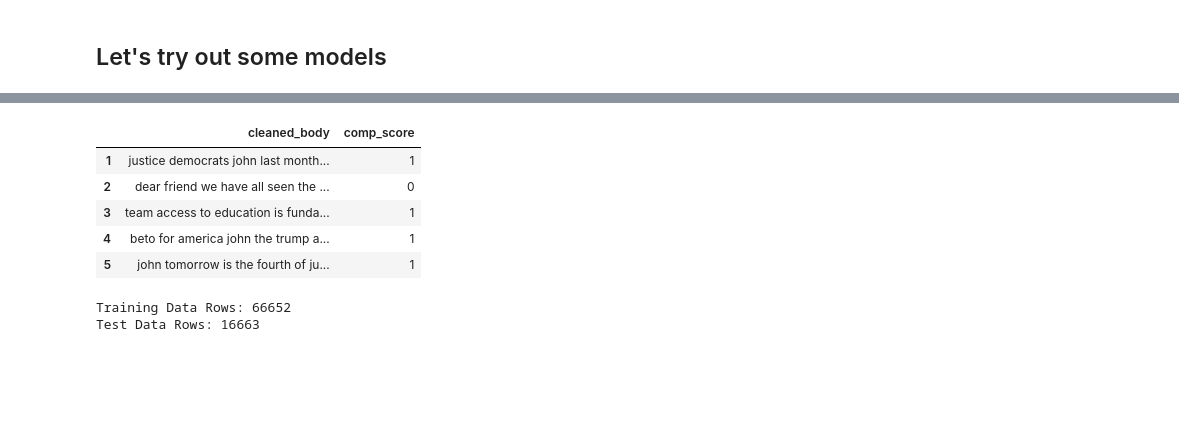
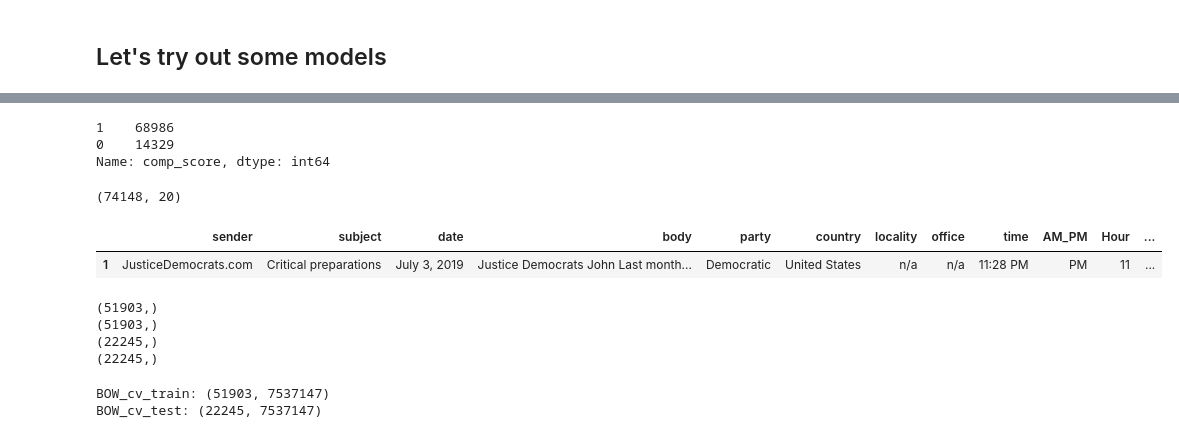
Before and after one commit to statzenthusiast921/political-emails-analysis, a Jupyter notebook: main/notebooks/Emails EDA 10.16.22.ipynb, the cells around one changed output, grey strips where cells are left out. Drawn from its saved outputs; the diff is of its cells as text; code cells hidden in the pictures; blank space fills up the shorter version.

```diff
--- a/main/notebooks/Emails EDA 10.16.22.ipynb
+++ b/main/notebooks/Emails EDA 10.16.22.ipynb
@@ -507,20 +437,0 @@ import tensorflow as tf
-# %%
-model_df = df[['cleaned_body','comp_score']]
-model_df.head()
-# %% [output]
-|  | cleaned_body | comp_score |
-| 1 | justice democrats john last month... | 1 |
-| 2 | dear friend we have all seen the ... | 0 |
-| 3 | team access to education is funda... | 1 |
-| 4 | beto for america john the trump a... | 1 |
-| 5 | john tomorrow is the fourth of ju... | 1 |
-# %%
-from sklearn.model_selection import train_test_split
-
-df_train, df_test = train_test_split(model_df, test_size=0.2, random_state=123)
-
-print(f"Training Data Rows: {df_train.shape[0]}")
-print(f"Test Data Rows: {df_test.shape[0]}")
-# %% [output]
-Training Data Rows: 66652
-Test Data Rows: 16663
@@ -529,0 +438,53 @@ tokenizer = AutoTokenizer.from_pretrained("distilbert-base-uncased")
+# %%
+df['comp_score'].value_counts()
+# %% [output]
+1    68986
+0    14329
+Name: comp_score, dtype: int64
+# %%
+model_df = df[df['country']=='United States']
+model_df.shape
+# %% [output]
+(74148, 20)
+# %%
+model_df.head(1)
+# %% [output]
+|  | sender | subject | date | body | party | country | locality | office | time | AM_PM | Hour | ... |
+| 1 | JusticeDemocrats.com | Critical preparations | July 3, 2019 | Justice Democrats John Last month... | Democratic | United States | n/a | n/a | 11:28 PM | PM | 11 | ... |
+# %%
+from sklearn.model_selection import train_test_split
+
+y = model_df['comp_score']
+X = model_df['cleaned_body']
+X_train, X_test, y_train, y_test = train_test_split(X, y, test_size=0.30, random_state=42)
+
+print(X_train.shape)
+print(y_train.shape)
+print(X_test.shape)
+print(y_test.shape)
+# %% [output]
+(51903,)
+(51903,)
+(22245,)
+(22245,)
+# %%
+from sklearn.feature_extraction.text import CountVectorizer
+
+#Count vectorizer for bag of words
+cv=CountVectorizer(
+    min_df=0,
+    max_df=1,
+    binary=False,
+    ngram_range=(1,3)
+)
+
+#transformed train reviews
+cv_train_text=cv.fit_transform(X_train)
+#transformed test reviews
+cv_test_text=cv.transform(X_test)
+
+print('BOW_cv_train:',cv_train_text.shape)
+print('BOW_cv_test:',cv_test_text.shape)
+# %% [output]
+BOW_cv_train: (51903, 7537147)
+BOW_cv_test: (22245, 7537147)
```
Also changed, not shown: parts of 13 cells of this notebook.
